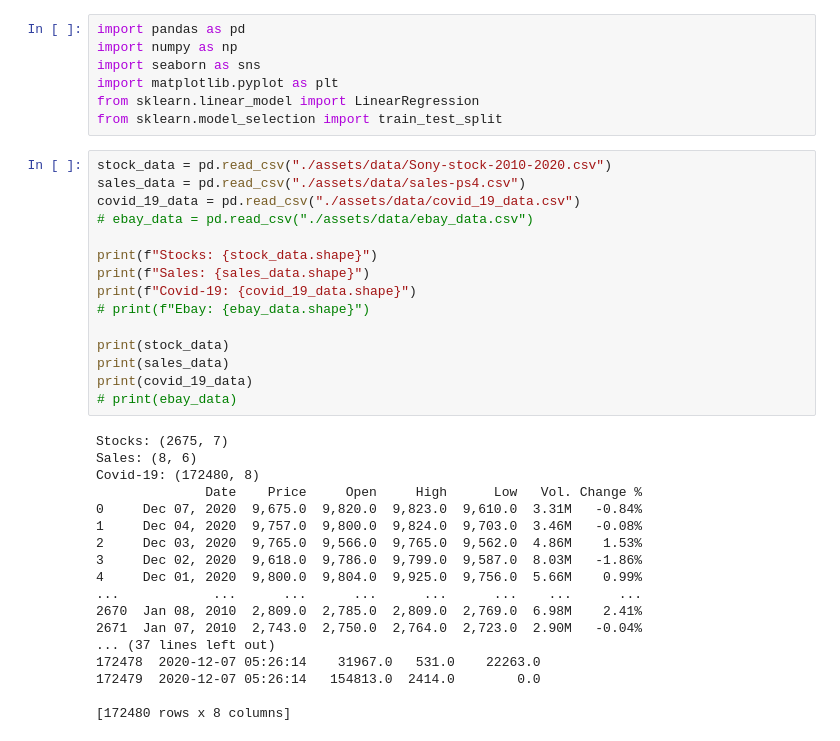
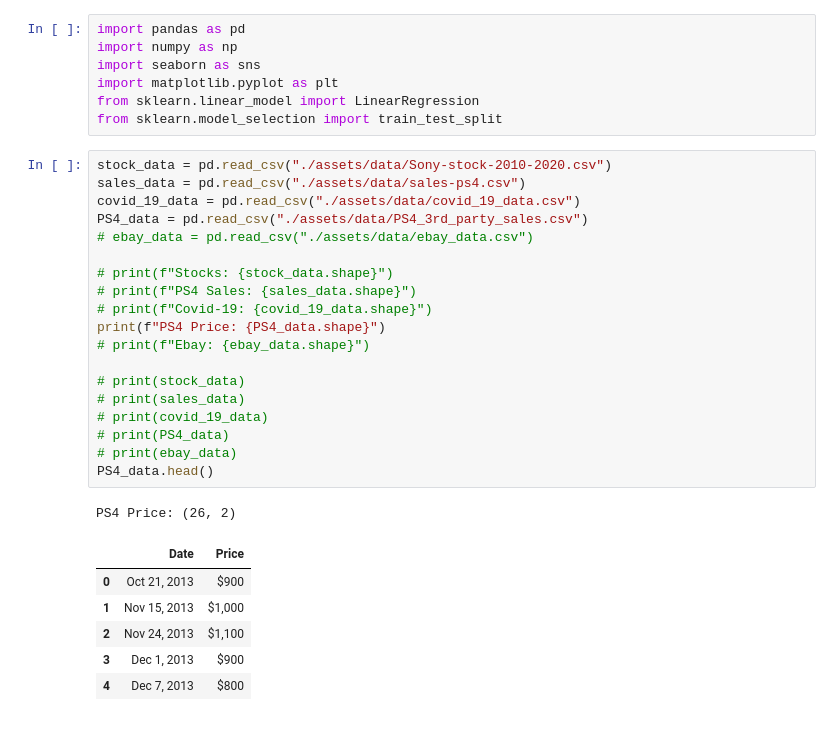
Before and after one commit to GravelBirthstone/Scalper-Project, a Jupyter notebook: scalpers_stats.ipynb, the cells around one changed output. Saved outputs shown, nothing was run; the diff lists cells and outputs as text.

```diff
--- a/scalpers_stats.ipynb
+++ b/scalpers_stats.ipynb
@@ -8,35 +8,29 @@ from sklearn.model_selection import train_test_split
 # %%
 stock_data = pd.read_csv("./assets/data/Sony-stock-2010-2020.csv")
 sales_data = pd.read_csv("./assets/data/sales-ps4.csv")
 covid_19_data = pd.read_csv("./assets/data/covid_19_data.csv")
+PS4_data = pd.read_csv("./assets/data/PS4_3rd_party_sales.csv")
 # ebay_data = pd.read_csv("./assets/data/ebay_data.csv")
 
-print(f"Stocks: {stock_data.shape}")
-print(f"Sales: {sales_data.shape}")
-print(f"Covid-19: {covid_19_data.shape}")
+# print(f"Stocks: {stock_data.shape}")
+# print(f"PS4 Sales: {sales_data.shape}")
+# print(f"Covid-19: {covid_19_data.shape}")
+print(f"PS4 Price: {PS4_data.shape}")
 # print(f"Ebay: {ebay_data.shape}")
 
-print(stock_data)
-print(sales_data)
-print(covid_19_data)
+# print(stock_data)
+# print(sales_data)
+# print(covid_19_data)
+# print(PS4_data)
 # print(ebay_data)
+PS4_data.head()
 # %% [output]
-Stocks: (2675, 7)
-Sales: (8, 6)
-Covid-19: (172480, 8)
-              Date    Price     Open     High      Low   Vol. Change %
-0     Dec 07, 2020  9,675.0  9,820.0  9,823.0  9,610.0  3.31M   -0.84%
-1     Dec 04, 2020  9,757.0  9,800.0  9,824.0  9,703.0  3.46M   -0.08%
-2     Dec 03, 2020  9,765.0  9,566.0  9,765.0  9,562.0  4.86M    1.53%
-3     Dec 02, 2020  9,618.0  9,786.0  9,799.0  9,587.0  8.03M   -1.86%
-4     Dec 01, 2020  9,800.0  9,804.0  9,925.0  9,756.0  5.66M    0.99%
-...            ...      ...      ...      ...      ...    ...      ...
-2670  Jan 08, 2010  2,809.0  2,785.0  2,809.0  2,769.0  6.98M    2.41%
-2671  Jan 07, 2010  2,743.0  2,750.0  2,764.0  2,723.0  2.90M   -0.04%
-... (37 lines left out)
-172478  2020-12-07 05:26:14    31967.0   531.0    22263.0
-172479  2020-12-07 05:26:14   154813.0  2414.0        0.0
-
-[172480 rows x 8 columns]
+PS4 Price: (26, 2)
+|  | Date | Price |
+| 0 | Oct 21, 2013 | $900 |
+| 1 | Nov 15, 2013 | $1,000 |
+| 2 | Nov 24, 2013 | $1,100 |
+| 3 | Dec 1, 2013 | $900 |
+| 4 | Dec 7, 2013 | $800 |
 # %%
 #Selecting Corresponding Features
```
Also changed, not shown: parts of 6 cells of this notebook, 3 other files.
